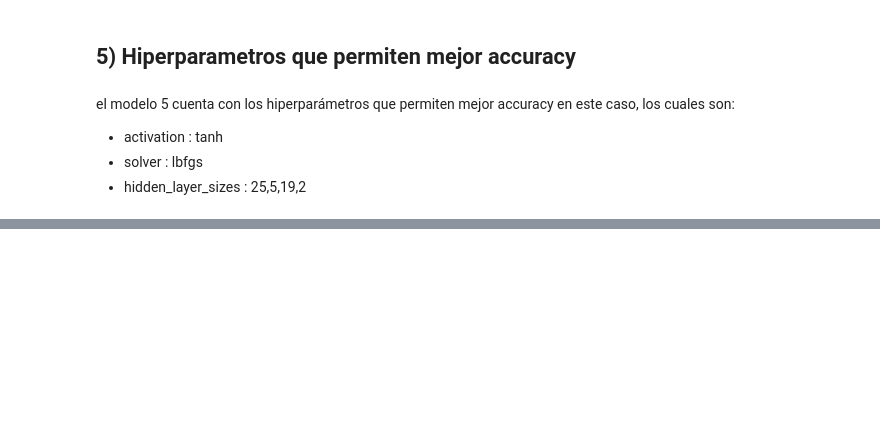
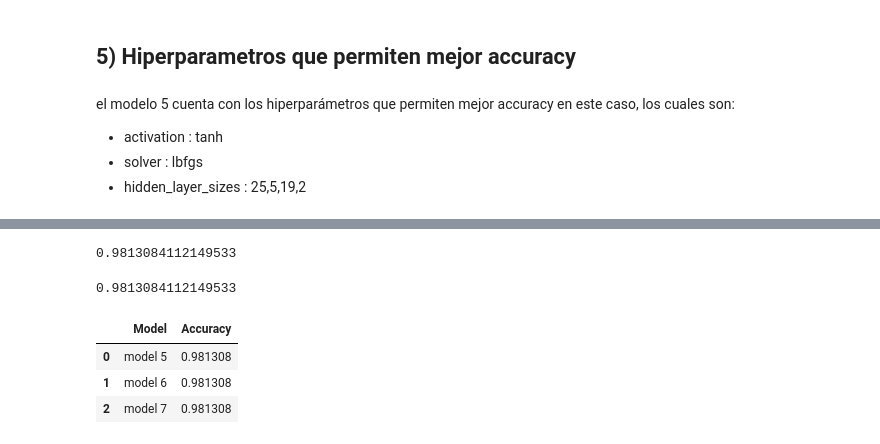
Before and after one commit to Carlosmtp/ML-CO2-Emissions, a Jupyter notebook: ML_NN_CO2_Emissions.ipynb, the cells around one changed output, grey strips where cells are left out. Cells and saved outputs as stored; diff of their text form; code cells hidden in the pictures; blank space fills up the shorter version.

```diff
--- a/ML_NN_CO2_Emissions.ipynb
+++ b/ML_NN_CO2_Emissions.ipynb
@@ -459,0 +489,3 @@ el modelo 5 cuenta con los hiperparámetros que permiten mejor accuracy en este
+# %%
+y_pred6 = modelo6.predict(X_test)
+y_pred6
@@ -459,0 +503,3 @@ el modelo 5 cuenta con los hiperparámetros que permiten mejor accuracy en este
+# %%
+y_pred7 = modelo7.predict(X_test)
+y_pred7
@@ -459,0 +517,21 @@ el modelo 5 cuenta con los hiperparámetros que permiten mejor accuracy en este
+# %%
+accuracy6 = accuracy_score(y_test, y_pred6)
+accuracy6
+# %% [output]
+0.9813084112149533
+# %%
+accuracy7 = accuracy_score(y_test, y_pred7)
+accuracy7
+# %% [output]
+0.9813084112149533
+# %%
+accuracies = {
+    "Model": ["model 5", "model 6", "model 7"],
+    "Accuracy": [accuracy5, accuracy6, accuracy7]
+}
+pd.DataFrame(accuracies)
+# %% [output]
+|  | Model | Accuracy |
+| 0 | model 5 | 0.981308 |
+| 1 | model 6 | 0.981308 |
+| 2 | model 7 | 0.981308 |
```
Also changed, not shown: parts of 38 cells of this notebook.
